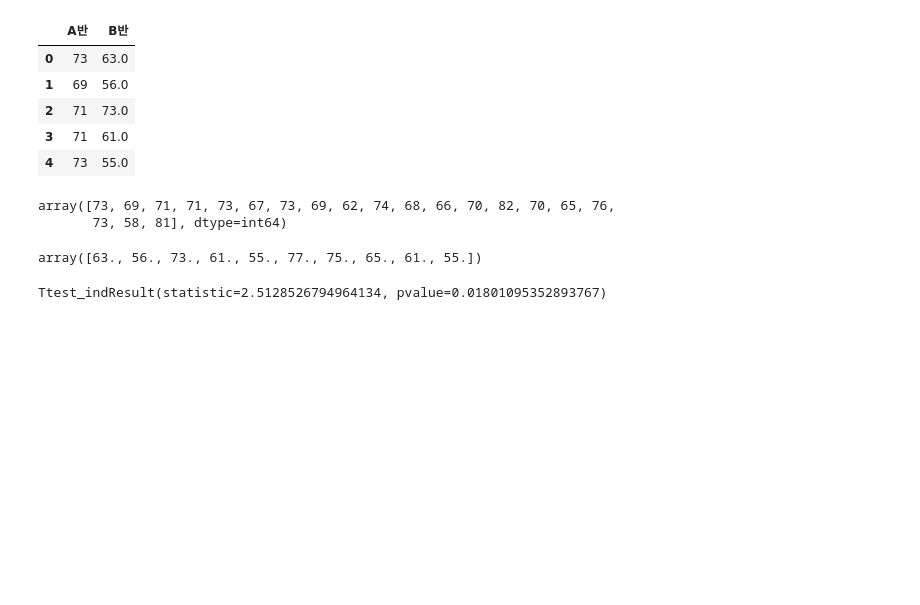
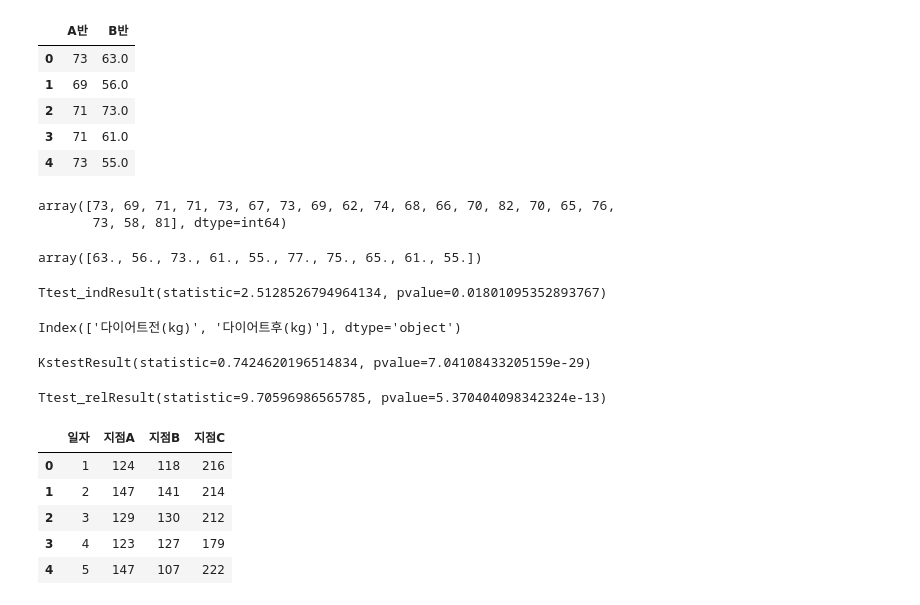
Before and after one commit to Huni0318/preprocessing, a Jupyter notebook: practice/practice6.ipynb, the cells around one changed output. Saved outputs shown, nothing was run; the diff lists cells and outputs as text; code cells hidden in the pictures; blank space fills up the shorter version.

```diff
--- a/practice/practice6.ipynb
+++ b/practice/practice6.ipynb
@@ -347,0 +354,4 @@ Ttest_indResult(statistic=2.5128526794964134, pvalue=0.01801095352893767)
+# %%
+df.columns
+# %% [output]
+Index(['다이어트전(kg)', '다이어트후(kg)'], dtype='object')
@@ -347,0 +361,10 @@ Ttest_indResult(statistic=2.5128526794964134, pvalue=0.01801095352893767)
+# %%
+# 정규성 검정
+from scipy.stats import *
+kstest(after - before, 'norm')
+# %% [output]
+KstestResult(statistic=0.7424620196514834, pvalue=7.04108433205159e-29)
+# %%
+ttest_rel(before, after) # 확실한 양의 효가
+# %% [output]
+Ttest_relResult(statistic=9.70596986565785, pvalue=5.370404098342324e-13)
@@ -347,0 +375,10 @@ Ttest_indResult(statistic=2.5128526794964134, pvalue=0.01801095352893767)
+# %%
+df = pd.read_csv('지점별_일별판매량.csv', engine = 'python')
+df.head()
+# %% [output]
+|  | 일자 | 지점A | 지점B | 지점C |
+| 0 | 1 | 124 | 118 | 216 |
+| 1 | 2 | 147 | 141 | 214 |
+| 2 | 3 | 129 | 130 | 212 |
+| 3 | 4 | 123 | 127 | 179 |
+| 4 | 5 | 147 | 107 | 222 |
```
Also changed, not shown: parts of 10 cells of this notebook.
